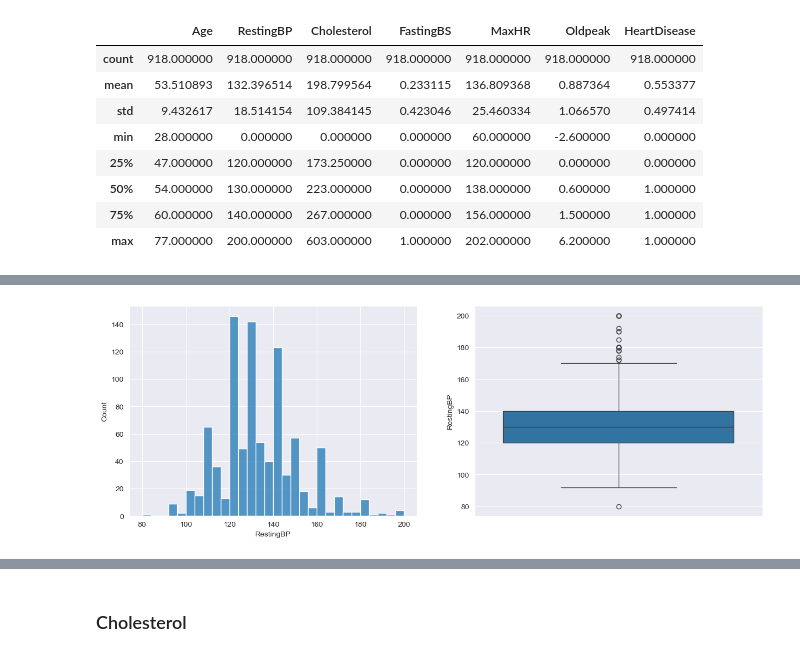
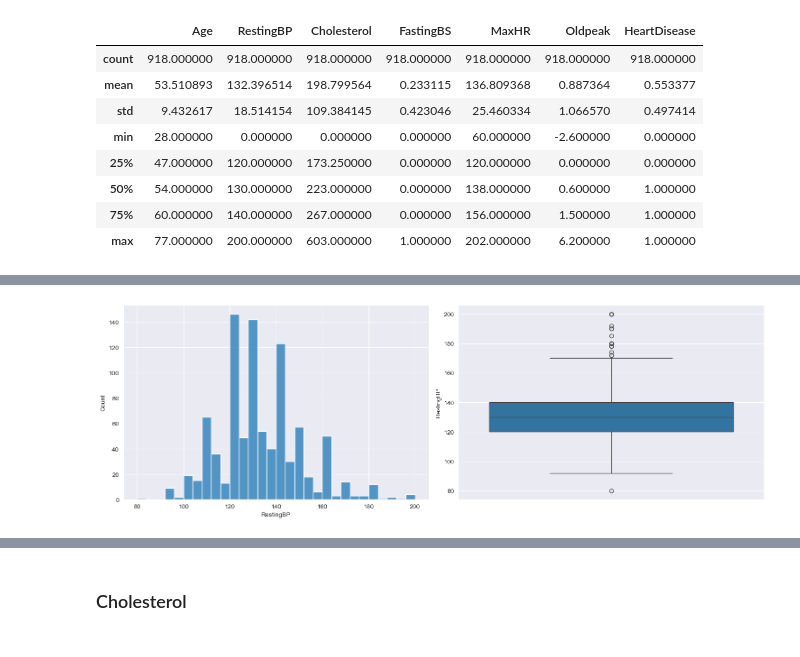
Before and after one commit to Sanjouk/IA01-Project, a Jupyter notebook: src/project.ipynb, the cells around one changed output, grey strips where cells are left out. Cells and saved outputs as stored; diff of their text form; code cells hidden in the pictures.

```diff
--- a/src/project.ipynb
+++ b/src/project.ipynb
@@ -121,14 +207,10 @@ heart_data[ (heart_data['RestingBP'] < lower) | (heart_data['RestingBP'] > upper
 # %%
-heart_data['RestingBP'] = heart_data['RestingBP'].replace(0, np.nan)
-median_bp = heart_data['RestingBP'].median()
-heart_data['RestingBP'] = heart_data['RestingBP'].fillna(median_bp)
+df_eda = heart_data.copy()
+df_eda['RestingBP'] = df_eda['RestingBP'].replace(0, np.nan)
+median_bp = df_eda['RestingBP'].median()
+df_eda['RestingBP'] = df_eda['RestingBP'].fillna(median_bp)
-# %%
-plt.figure(figsize = (15,5))
-plt.subplot(1,2,1)
-sns.histplot(x='RestingBP', data=heart_data)
-plt.subplot(1,2,2)
-sns.boxplot(y='RestingBP', data=heart_data)
-plt.show()
-# %% [output]
-[figure, removed]
+# %%
+hist_box("RestingBP", df_eda)
+# %% [output]
+[figure, added]
 # %% [markdown]
```
Also changed, not shown: parts of 34 cells of this notebook.
